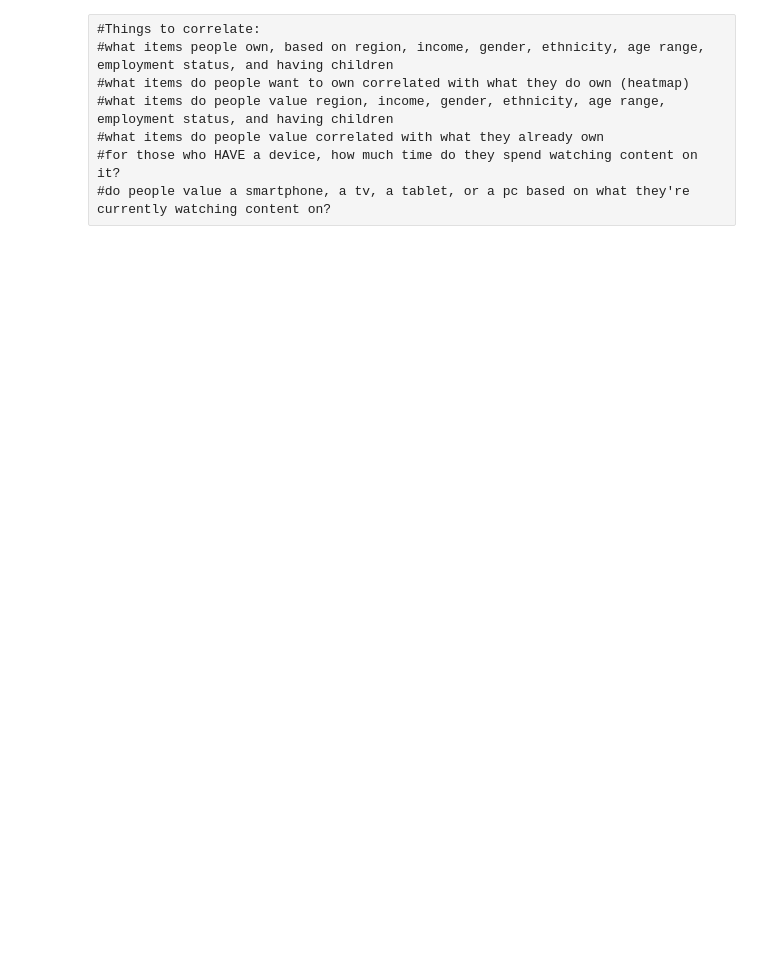
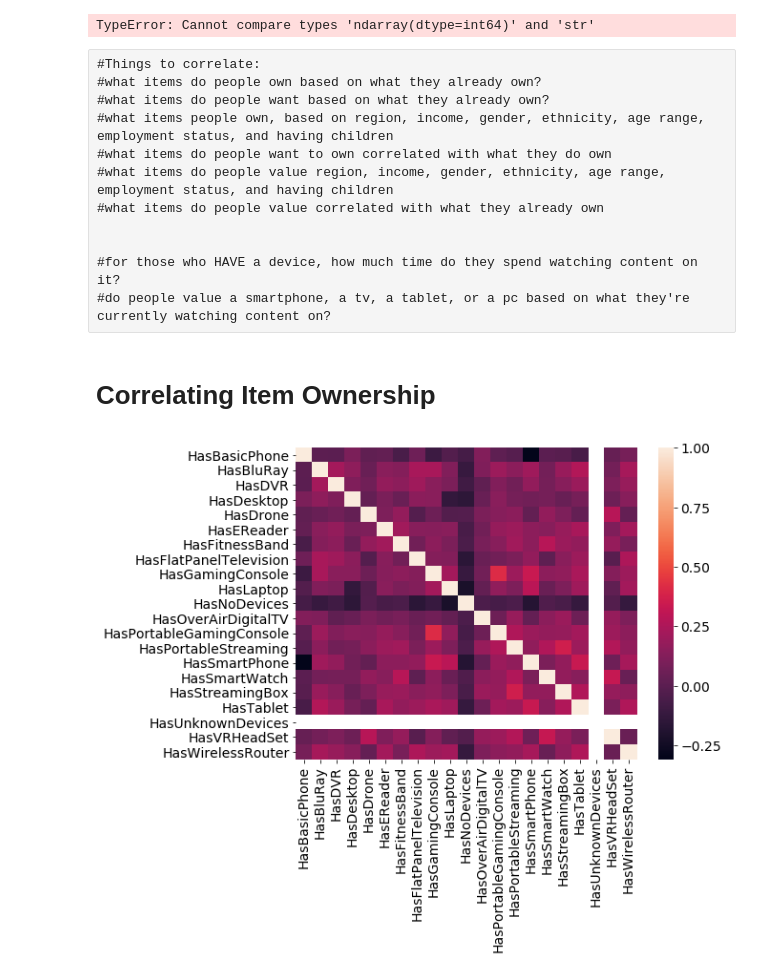
Before and after one commit to rohit-agrawal10/datascience, a Jupyter notebook: Questions1-22.ipynb, the cells around one changed output. Cells and saved outputs as stored; diff of their text form; code cells hidden in the pictures; blank space fills up the shorter version.

```diff
--- a/Questions1-22.ipynb
+++ b/Questions1-22.ipynb
@@ -20,10 +20,10 @@ df1.fillna(0, inplace=True)
 df2.fillna(0, inplace=True)
 df3.fillna(0, inplace=True)
 # %%
-Demographic = ['record - Record number', 'Age', 'Age Range', 'HasChildren', 'Children 10to13',
-               'Children 14to18', 'Children 19to25', 'Children 26Up', 'Children 5to9',
-               'Children Unknown', 'Children under 4', 'Employment Status', 'Ethnicity', 'Gender',
-               'Region', 'State']
+BaseDemographic = ['Age Range', 'Employment Status', 'Ethnicity', 'Gender', 'Region', 'State']
+
+ChildDemographics = ['HasChildren', 'Children 10to13', 'Children 14to18', 'Children 19to25',
+                     'Children 26Up', 'Children 5to9', 'Children under 4']
 
 FrequentApps = ['FrequentApp-Banking', 'FrequentApp-Books', 'FrequentApp-Browser',
                 'FrequentApp-Business', 'FrequentApp-Dating', 'FrequentApp-Education',
@@ -43,7 +43,7 @@ HasItems = ['Has3dPrinter', 'HasBasicPhone', 'HasBluRay', 'HasDVR', 'HasDesktop'
            'HasLaptop', 'HasLaptopHybrid', 'HasLargeSmartphone', 'HasLargeTablet', 'HasNoDevices',
            'HasOverAirDigitalTV', 'HasPortableGamingConsole', 'HasPortableStreaming', 'HasSmallSmartphone',
            'HasSmallTablet', 'HasSmartGlasses', 'HasSmartPhone', 'HasSmartWatch', 'HasStreamingBox',
-           'HasTablet', 'HasThumbdrive', 'HasUnknownDevices', 'HasVRHeadSet', 'HasWirelessRouter']
+           'HasTablet', 'HasThumbdrive', 'HasVRHeadSet', 'HasWirelessRouter']
 
 PurchaseItems = ['Purchase3DPrinter', 'PurchaseBasicPhone', 'PurchaseBluRay', 'PurchaseDVR',
                  'PurchaseDesktop', 'PurchaseDrone', 'PurchaseEReader', 'PurchaseFitnessBand',
@@ -51,7 +51,7 @@ PurchaseItems = ['Purchase3DPrinter', 'PurchaseBasicPhone', 'PurchaseBluRay', 'P
                  'PurchaseLargeSmartphone', 'PurchaseLargeTablet', 'PurchaseNoDevices', 'PurchaseNone',
                  'PurchaseOverAirDigitalTV', 'PurchasePortableGamingConsole', 'PurchaseSmallSmartphone', 'PurchaseSmallTablet',
                  'PurchaseSmartGlasses', 'PurchaseSmartPhone', 'PurchaseSmartWatch', 'PurchaseStreamingBox',
-                 'PurchaseTablet', 'PurchaseThumbdrive', 'PurchaseUnknown', 'PurchaseUnkown',
+                 'PurchaseTablet', 'PurchaseThumbdrive', 'PurchaseUnknown',
                  'PurchaseVRHeadset', 'PurchaseWirelessRouter']
 
 valueItems = ['Value3DPrinter', 'ValueBasicPhone', 'ValueBlueRay', 'ValueDVR', 'ValueDesktop',
@@ -64,11 +64,41 @@ valueItems = ['Value3DPrinter', 'ValueBasicPhone', 'ValueBlueRay', 'ValueDVR', '
 TimeWatching = ['TimeWatchingMoviesPC', 'TimeWatchingMoviesSmartphone', 'TimeWatchingMoviesTV', 'TimeWatchingMoviesTablet',
                 'TimeWatchingSportsPC', 'TimeWatchingSportsSmartphone', 'TimeWatchingSportsTV', 'TimeWatchingSportsTablet',
                 'TimeWatchingTvPC', 'TimeWatchingTvSmartphone', 'TimeWatchingTvTV', 'TimeWatchingTvTablet']
+# %%
+# replace all yes and nos
+YesNoQuestions = [ChildDemographics, FrequentApps, HasItems,PurchaseItems]
+flattenedYesNo = [val for sublist in YesNoQuestions for val in sublist]
+
+for i in flattenedYesNo:
+    if i in df1.columns:
+        df1[i].replace(('Yes', 'No'), (1, 0), inplace=True)
+    if i in df2.columns:
+        df2[i].replace(('Yes', 'No'), (1, 0), inplace=True)
+    if i in df3.columns:
+        df3[i].replace(('Yes', 'No'), (1, 0), inplace=True)
+# %% [output]
+TypeError: Cannot compare types 'ndarray(dtype=int64)' and 'str'
 # %% [raw]
 #Things to correlate:
+#what items do people own based on what they already own?
+#what items do people want based on what they already own?
 #what items people own, based on region, income, gender, ethnicity, age range, employment status, and having children
-#what items do people want to own correlated with what they do own (heatmap)
+#what items do people want to own correlated with what they do own
 #what items do people value region, income, gender, ethnicity, age range, employment status, and having children
 #what items do people value correlated with what they already own
+
+
 #for those who HAVE a device, how much time do they spend watching content on it?
 #do people value a smartphone, a tv, a tablet, or a pc based on what they're currently watching content on?
+# %% [markdown]
+# Correlating Item Ownership
+# %%
+hasItems2 = np.intersect1d(HasItems, df2.columns)
+hasItemMap2 = df2[hasItems2]
+
+corr = hasItemMap2.corr(method='spearman')
+plt.clf()
+sns.heatmap(corr)
+plt.show()
+# %% [output]
+[figure, added]
```
Also changed, not shown: parts of 4 cells of this notebook, 2 other files.
